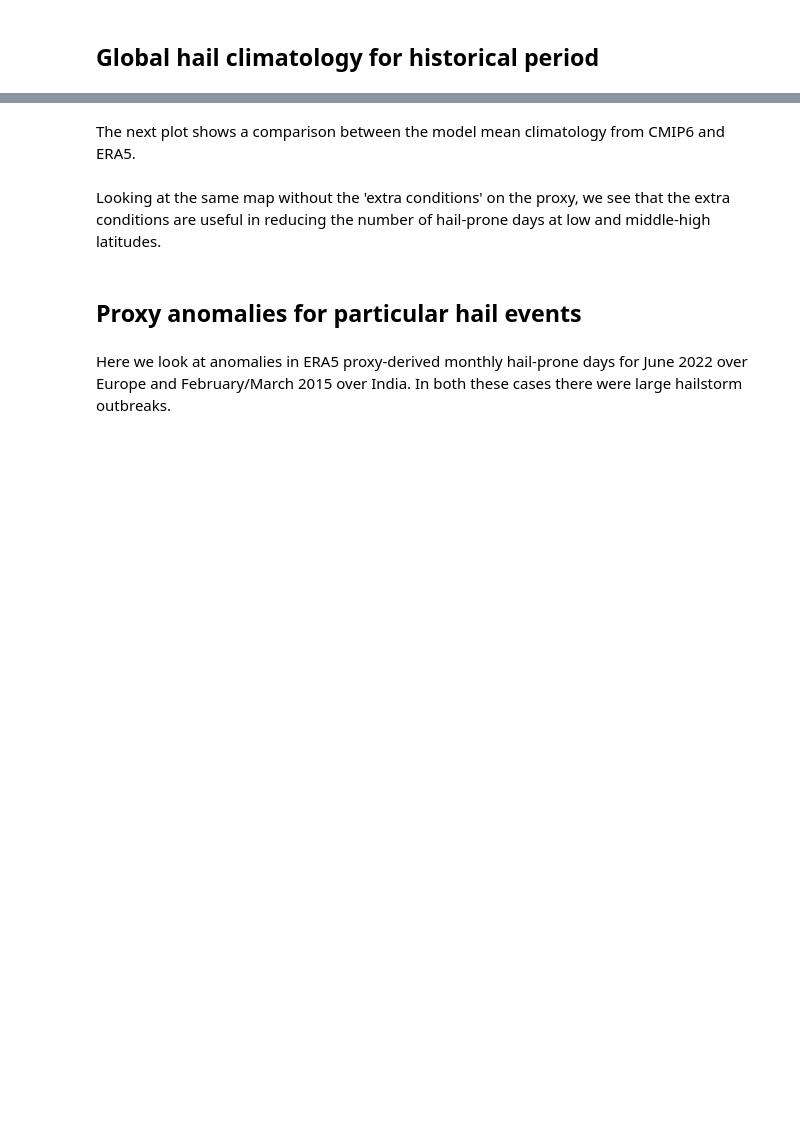
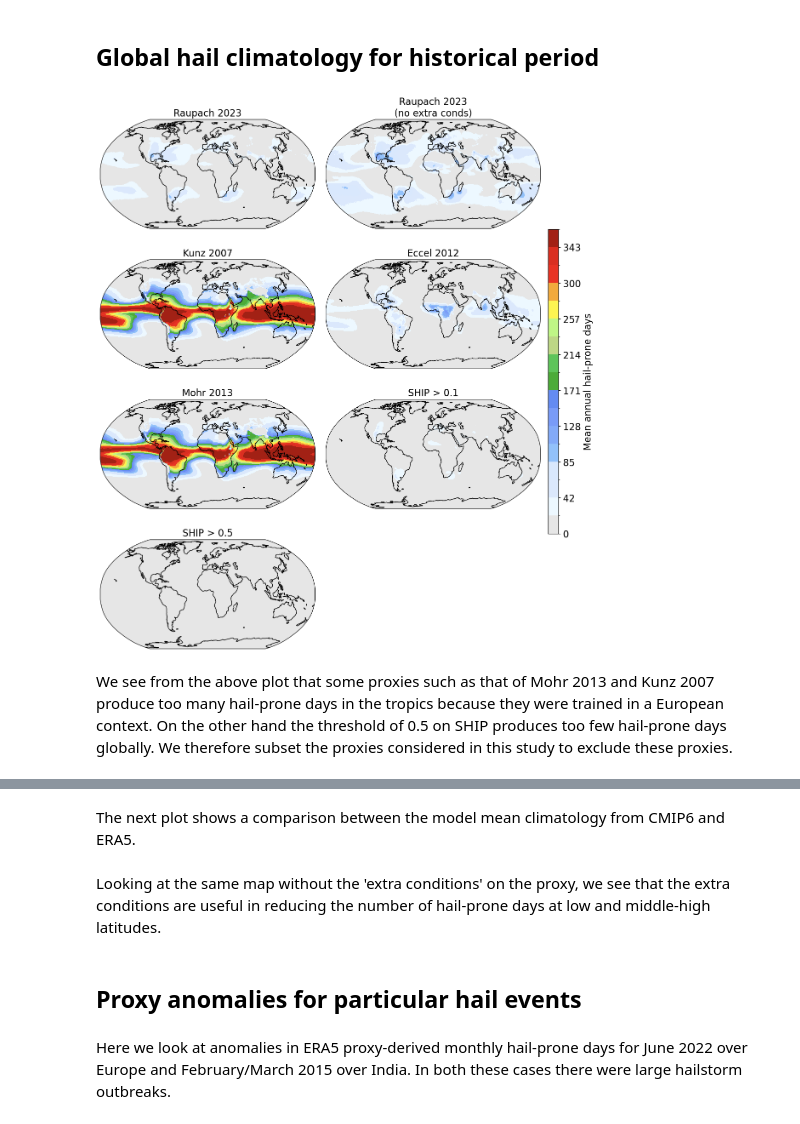
Before and after one commit to traupach/future_hail_global, a Jupyter notebook: analysis/future_hail.ipynb, the cells around one changed output, grey strips where cells are left out. Drawn from its saved outputs; the diff is of its cells as text; code cells hidden in the pictures; blank space fills up the shorter version.

Commit message:
Updated processing to include more proxies.

```diff
--- a/analysis/future_hail.ipynb
+++ b/analysis/future_hail.ipynb
@@ -142,4 +170,4 @@ dat = xarray.merge([dat, fh.crop_hail_stats(dat=dat)])
 # %% [markdown]
 Also read in ERA5 data.
 # %%
-era5 = fh.era5_climatology(landmask=landmask)
+era5 = fh.era5_climatology(landmask=None)
@@ -189,0 +180,9 @@ _ = fh.plot_map([dat.annual_hail_proxy_noconds.mean('year_num').sel(model=m, epo
+# %%
+_ = fh.plot_map([era5.annual_hail_days.sel(proxy=f) for f in list(fh.proxy_dims.keys())],
+                title=[f'{fh.proxy_dims[f]}' for f in list(fh.proxy_dims.keys())],
+                grid=False, contour=True, disp_proj=ccrs.Robinson(), ncols=2, nrows=4, figsize=(12,13),
+                share_scale=True, scale_label='Mean annual hail-prone days')
+# %% [output]
+[figure, added]
+# %% [markdown]
+We see from the above plot that some proxies such as that of Mohr 2013 and Kunz 2007 produce too many hail-prone days in the tropics because they were trained in a European context. On the other hand the threshold of 0.5 on SHIP produces too few hail-prone days globally. We therefore subset the proxies considered in this study to exclude these proxies.
```
Also changed, not shown: parts of 33 cells of this notebook, 8 other files.
